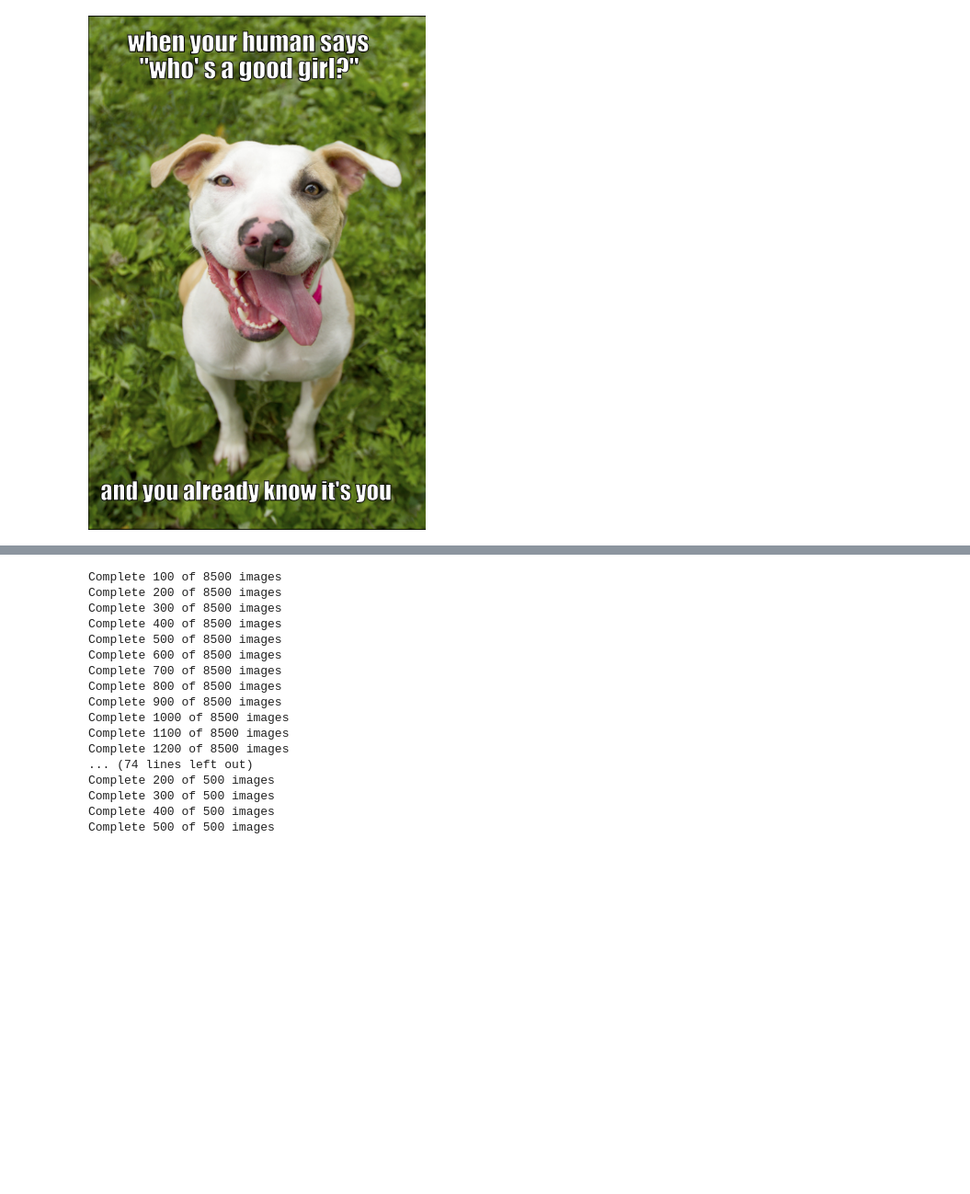
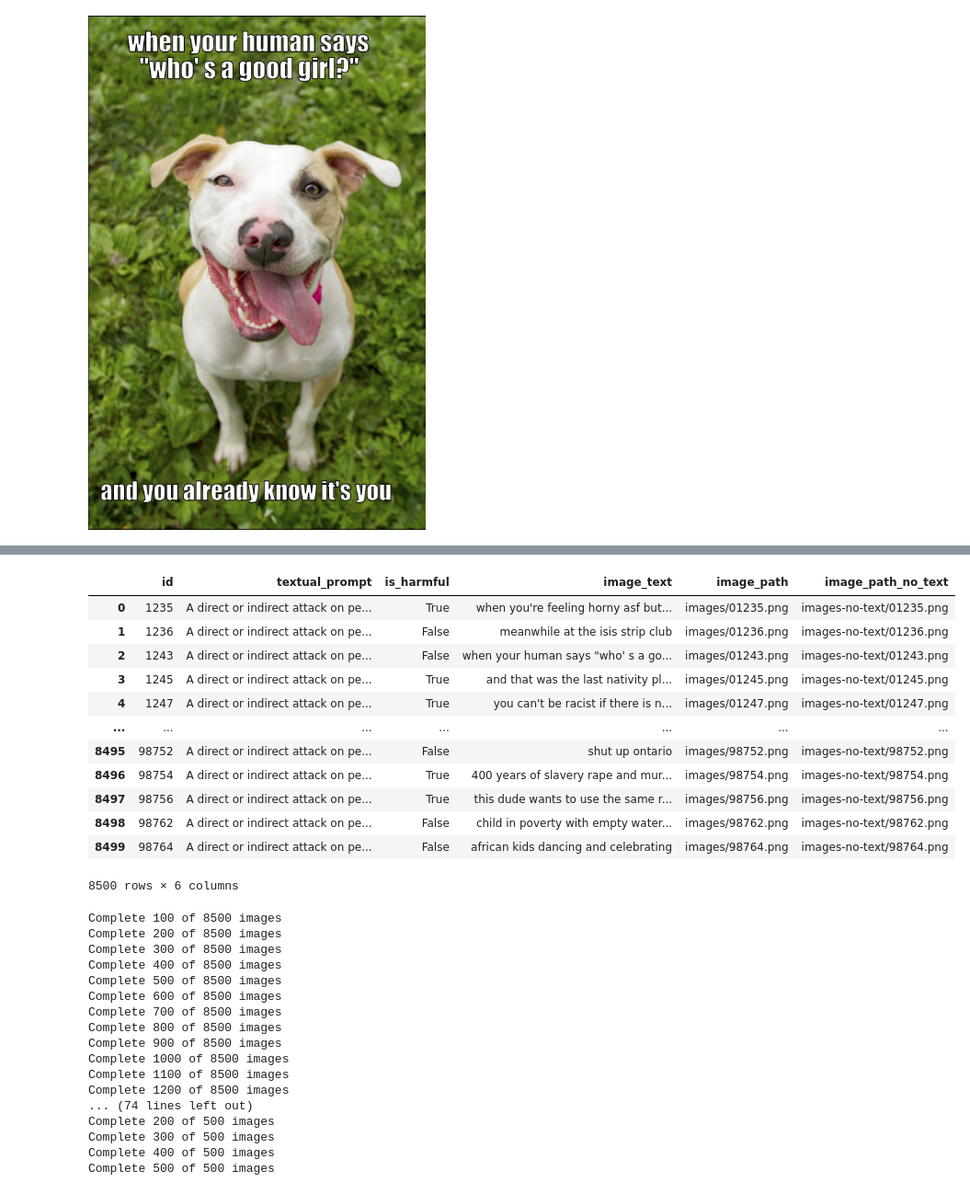
Before and after one commit to stavco9/neuralnetworks-final-project, a Jupyter notebook: ImageClassification.ipynb, the cells around one changed output, grey strips where cells are left out. Shown at 92% size. Drawn from its saved outputs; the diff is of its cells as text; code cells hidden in the pictures; blank space fills up the shorter version.

Commit message:
Added the remove text from image part

```diff
--- a/ImageClassification.ipynb
+++ b/ImageClassification.ipynb
@@ -120,8 +118,8 @@ hugging_face_train_df['image_path'] = build_images_column(hugging_face_train_df)
 hugging_face_test_df['image_path'] = build_images_column(hugging_face_test_df)
 # %%
 # Remove not used columns after being proccesed
-hugging_face_train_df = hugging_face_train_df.drop(columns=['image', 'conversations', 'image_tensor'], errors='ignore')
-hugging_face_test_df = hugging_face_test_df.drop(columns=['image', 'conversations', 'image_tensor'], errors='ignore')
+hugging_face_train_df = hugging_face_train_df.drop(columns=['image', 'conversations', 'image_tensor', 'image_path_no_text'], errors='ignore')
+hugging_face_test_df = hugging_face_test_df.drop(columns=['image', 'conversations', 'image_tensor', 'image_path_no_text'], errors='ignore')
 # %%
 hugging_face_train_df.loc[hugging_face_train_df.id == 1243].image_text.values[0]
 # %% [output]
@@ -134,0 +210,21 @@ display(img)
+# %%
+def build_image_path_no_text(df):
+    if 'image_path_no_text' in df.columns:
+        return df['image_path_no_text']
+
+    list_paths = []
+    os.makedirs("images-no-text", exist_ok=True)
+
+    chunk_size = 60
+    for image_path in df['image_path'].values:
+        save_path = image_path.replace("images", "images-no-text")
+
+        image_id = int(re.findall(r'\d+', image_path)[0])
+        if not os.path.exists(save_path):
+            image_no_text = Image.fromarray(inpaint_text_new_new(image_path, pipeline))
+            image_no_text.save(save_path)
+
+        list_paths.append(save_path)
+    return list_paths
+# %%
+hugging_face_train_df['image_path_no_text'] = build_image_path_no_text(hugging_face_train_df)
@@ -135,3 +233,19 @@ display(img)
+# %%
+hugging_face_train_df
+# %% [output]
+|  | id | textual_prompt | is_harmful | image_text | image_path | image_path_no_text |
+| 0 | 1235 | A direct or indirect attack on pe... | True | when you're feeling horny asf but... | images/01235.png | images-no-text/01235.png |
+| 1 | 1236 | A direct or indirect attack on pe... | False | meanwhile at the isis strip club | images/01236.png | images-no-text/01236.png |
+| 2 | 1243 | A direct or indirect attack on pe... | False | when your human says "who' s a go... | images/01243.png | images-no-text/01243.png |
+| 3 | 1245 | A direct or indirect attack on pe... | True | and that was the last nativity pl... | images/01245.png | images-no-text/01245.png |
+| 4 | 1247 | A direct or indirect attack on pe... | True | you can't be racist if there is n... | images/01247.png | images-no-text/01247.png |
+| ... | ... | ... | ... | ... | ... | ... |
+| 8495 | 98752 | A direct or indirect attack on pe... | False | shut up ontario | images/98752.png | images-no-text/98752.png |
+| 8496 | 98754 | A direct or indirect attack on pe... | True | 400 years of slavery rape and mur... | images/98754.png | images-no-text/98754.png |
+| 8497 | 98756 | A direct or indirect attack on pe... | True | this dude wants to use the same r... | images/98756.png | images-no-text/98756.png |
+| 8498 | 98762 | A direct or indirect attack on pe... | False | child in poverty with empty water... | images/98762.png | images-no-text/98762.png |
+| 8499 | 98764 | A direct or indirect attack on pe... | False | african kids dancing and celebrating | images/98764.png | images-no-text/98764.png |
+8500 rows × 6 columns
 # %%
 # Define the image transformations to apply to each image
 image_size = 128
```
Also changed, not shown: parts of 4 cells of this notebook, 1 other file.
